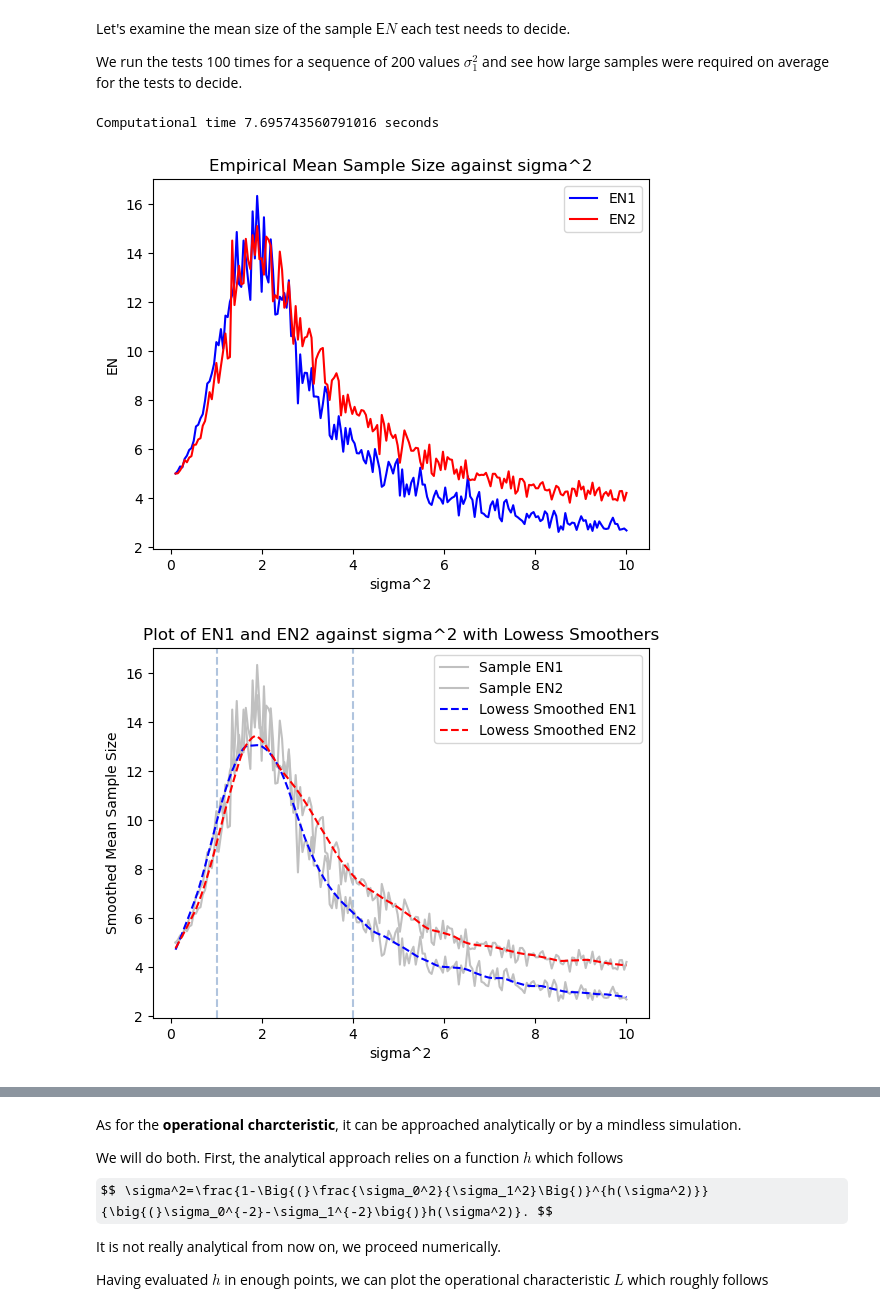
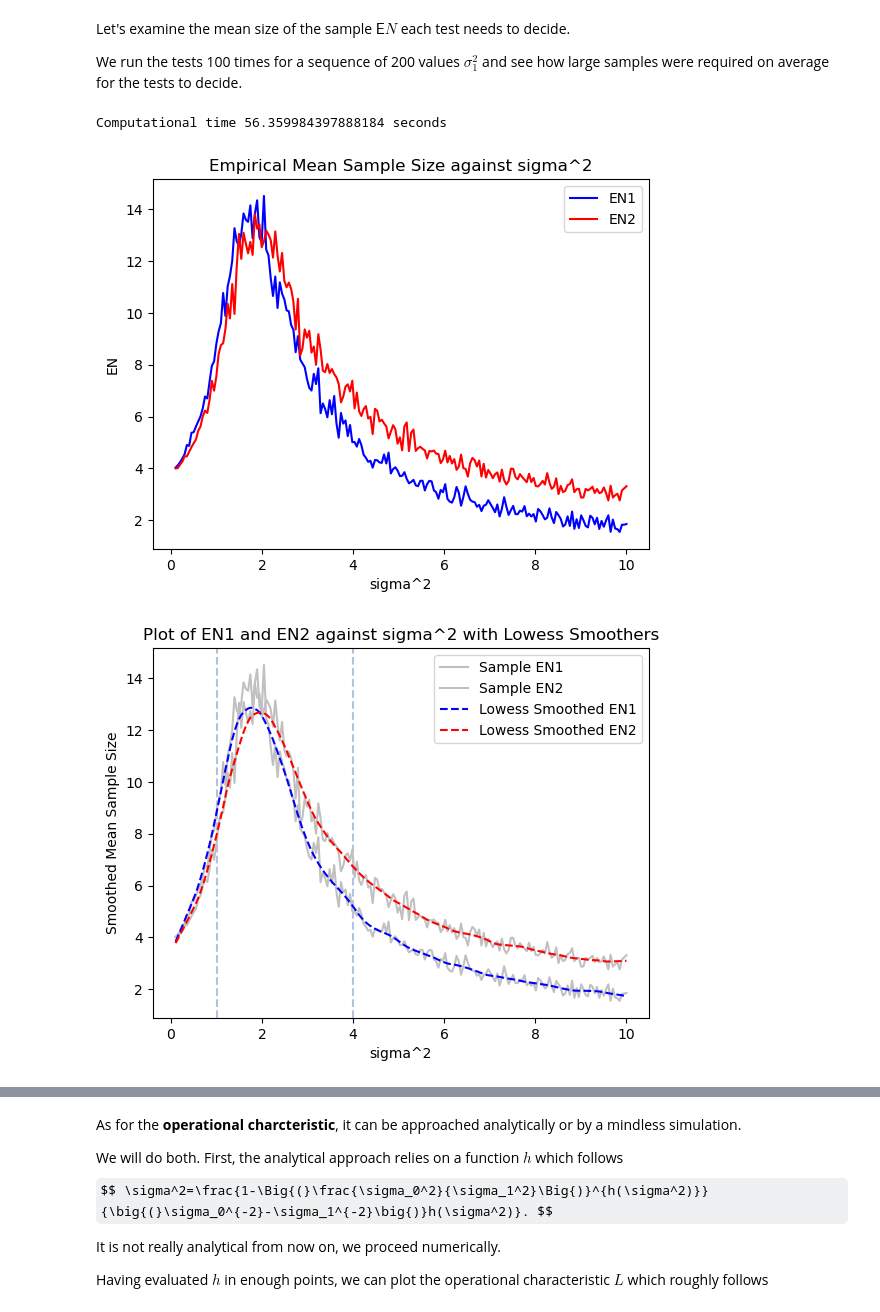
Before and after one commit to PrinceOfCzechia/sequential-test-sim, a Jupyter notebook: notebook2.ipynb, the cells around one changed output, grey strips where cells are left out. Saved outputs shown, nothing was run; the diff lists cells and outputs as text; code cells hidden in the pictures; some formulas as TeX source.

```diff
--- a/notebook2.ipynb
+++ b/notebook2.ipynb
@@ -255,39 +254,42 @@ def testN2_cnt( ha, hb, s, mu, sigma, n = 1, verbose = False ):
         Z = sum( ( x - m )**2 ) # recalculate Z statistic
     return n*counter
 # %%
+sigma0 = 1
+sigma1 = 4
+
 a = math.log( (1-beta) / alpha )
 b = math.log( beta / (1-alpha) )
 ha = 2*a / ( 1/sigma0 - 1/sigma1 )
 hb = 2*b / ( 1/sigma0 - 1/sigma1 )
-s = 2*math.log( math.sqrt(sigma1/sigma0) ) / ( sigma0**(-1) - sigma1**(-1) )
+s = 2*math.log( math.sqrt(sigma1/sigma0) ) / ( 1/sigma0 - 1/sigma1 )
 
 start = time.time()
 N_pts = 200
-N_tests = 100
+N_tests = 200
 arr_EN1 = np.empty( N_pts )
 arr_EN2 = np.empty( N_pts )
 arr_sigma = np.linspace( 0.1, 10.0, N_pts )
 
 for i in range( N_pts ):
     arr_temp = np.array( [ testN1_cnt( ha, hb, s, mu, arr_sigma[ i ], n=1 ) for _ in range( N_tests ) ] )
-    arr_EN1[ i ] = np.mean( arr_temp )
+    arr_EN1[ i ] = np.sum( arr_temp )/N_tests
     arr_temp = np.array( [ testN2_cnt( ha, hb, s, mu, arr_sigma[ i ], n=1 ) for _ in range( N_tests ) ] )
-    arr_EN2[ i ] = np.mean( arr_temp )
+    arr_EN2[ i ] = np.sum( arr_temp )/N_tests
 
 end = time.time()
 print( 'Computational time', end - start, 'seconds')
 
 plt.plot(arr_sigma, arr_EN1, color='blue', label='EN1')
 plt.plot(arr_sigma, arr_EN2, color='red', label='EN2')
 plt.xlabel('sigma^2')
 plt.ylabel('EN')
 plt.title('Empirical Mean Sample Size against sigma^2')
 plt.legend()
 
 plt.show()
 # %% [output]
-Computational time 7.695743560791016 seconds
+Computational time 56.359984397888184 seconds
-[figure, old version]
+[figure, new version]
 # %%
 from statsmodels.nonparametric.smoothers_lowess import lowess
 
@@ -310,7 +312,7 @@ plt.legend()
 
 plt.show()
 # %% [output]
-[figure, old version]
+[figure, new version]
 # %%
 plt.axvline(x=1, color='lightsteelblue', linestyle='--')
 plt.axvline(x=2, color='lightsteelblue', linestyle='--')
```
Also changed, not shown: parts of 16 cells of this notebook.
